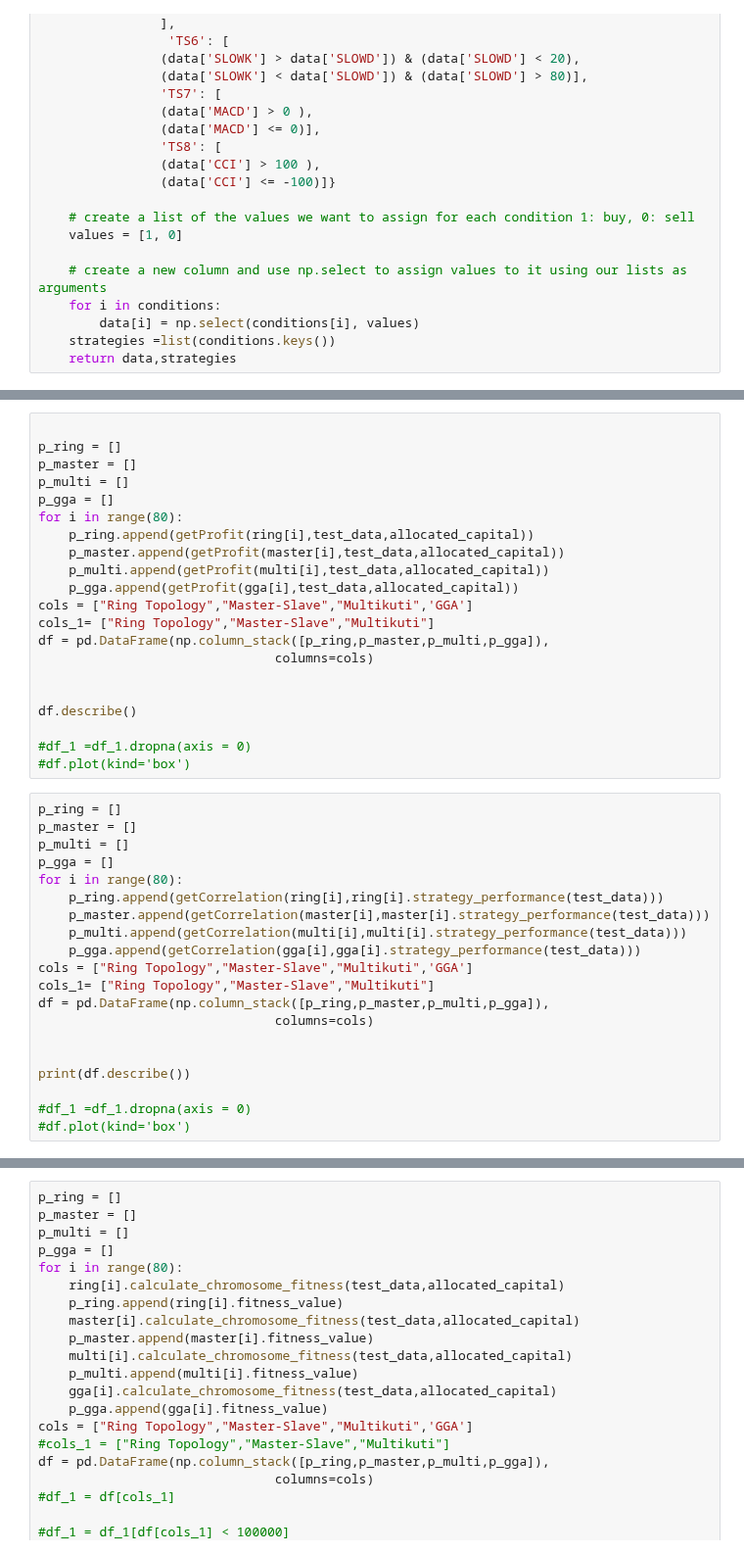
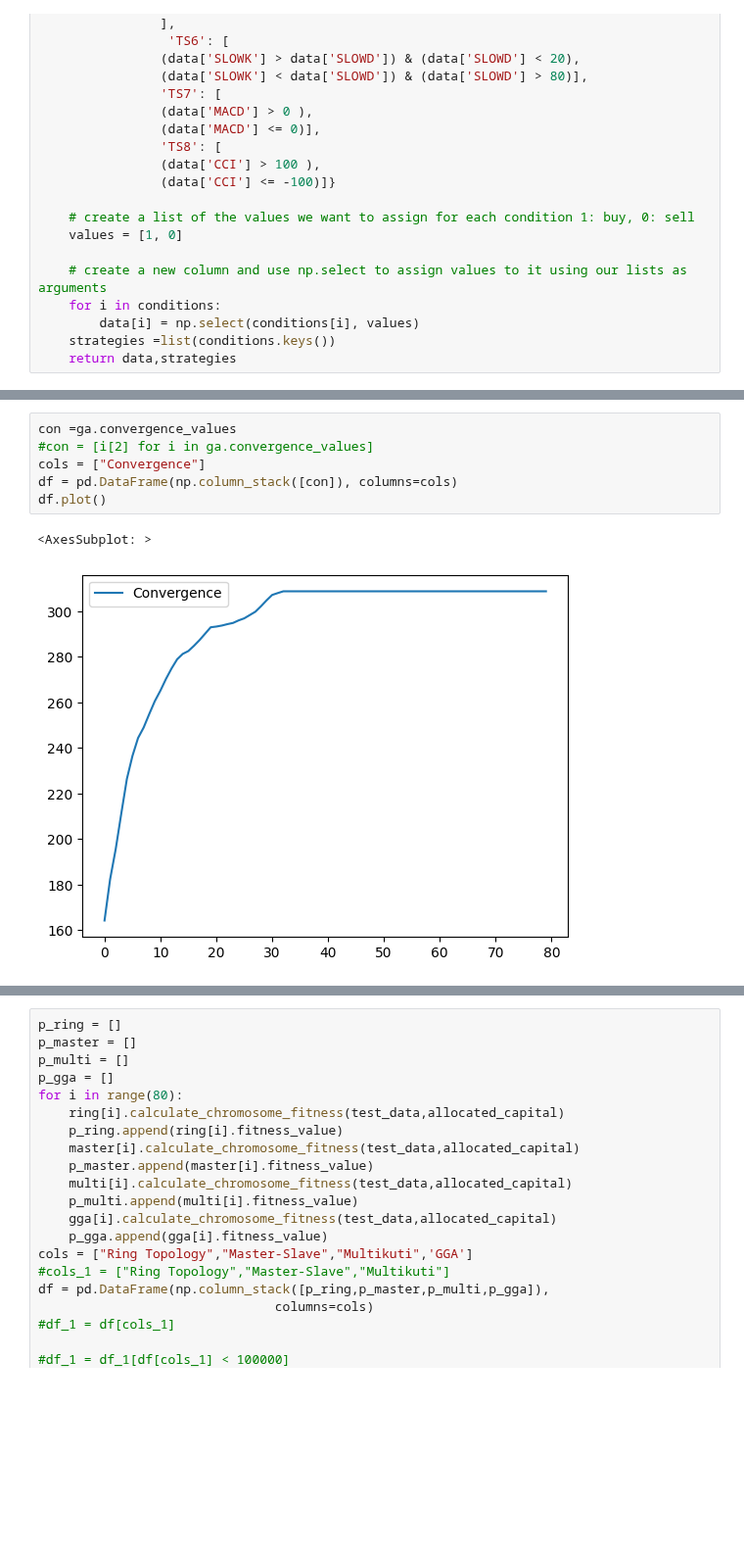
Before and after one commit to Chideme/island_genetic_algrorithm, a Jupyter notebook: island_gga.ipynb, the cells around one changed output, grey strips where cells are left out. Shown at 98% size. Drawn from its saved outputs; the diff is of its cells as text; blank space fills up the shorter version.

```diff
--- a/island_gga.ipynb
+++ b/island_gga.ipynb
@@ -234,41 +132,9 @@ def getCorrelation(self,ts_data):
-# %%
-
-p_ring = []
-p_master = []
-p_multi = []
-p_gga = []
-for i in range(80):
-    p_ring.append(getProfit(ring[i],test_data,allocated_capital))
-    p_master.append(getProfit(master[i],test_data,allocated_capital))
-    p_multi.append(getProfit(multi[i],test_data,allocated_capital))
-    p_gga.append(getProfit(gga[i],test_data,allocated_capital))
-cols = ["Ring Topology","Master-Slave","Multikuti",'GGA']
-cols_1= ["Ring Topology","Master-Slave","Multikuti"]
-df = pd.DataFrame(np.column_stack([p_ring,p_master,p_multi,p_gga]),
-                               columns=cols)
-
-
-df.describe()
-
-#df_1 =df_1.dropna(axis = 0)
-#df.plot(kind='box')
-# %%
-p_ring = []
-p_master = []
-p_multi = []
-p_gga = []
-for i in range(80):
-    p_ring.append(getCorrelation(ring[i],ring[i].strategy_performance(test_data)))
-    p_master.append(getCorrelation(master[i],master[i].strategy_performance(test_data)))
-    p_multi.append(getCorrelation(multi[i],multi[i].strategy_performance(test_data)))
-    p_gga.append(getCorrelation(gga[i],gga[i].strategy_performance(test_data)))
-cols = ["Ring Topology","Master-Slave","Multikuti",'GGA']
-cols_1= ["Ring Topology","Master-Slave","Multikuti"]
-df = pd.DataFrame(np.column_stack([p_ring,p_master,p_multi,p_gga]),
-                               columns=cols)
-
-
-print(df.describe())
-
-#df_1 =df_1.dropna(axis = 0)
-#df.plot(kind='box')
+# %%
+con =ga.convergence_values
+#con = [i[2] for i in ga.convergence_values]
+cols = ["Convergence"]
+df = pd.DataFrame(np.column_stack([con]), columns=cols)
+df.plot()
+# %% [output]
+<AxesSubplot: >
+[figure, added]
```
Also changed, not shown: parts of 8 cells of this notebook, 4 other files.
